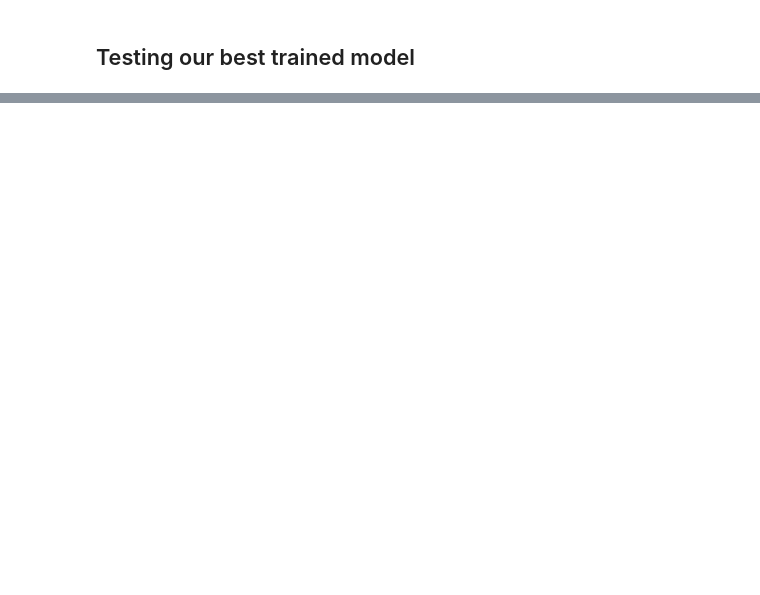
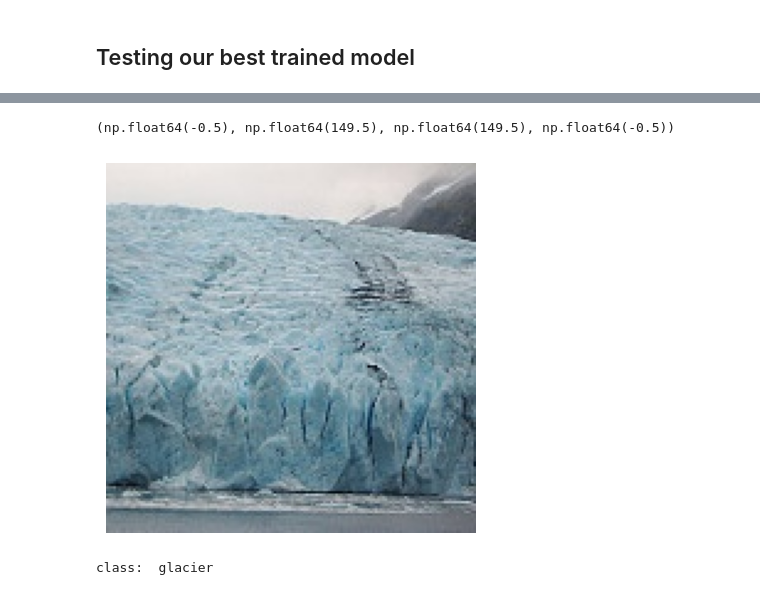
Before and after one commit to ramalahamir/image_classification_My_CNN_vs_AlexNet, a Jupyter notebook: Natural_scenes_image_classification.ipynb, the cells around one changed output, grey strips where cells are left out. Saved outputs shown, nothing was run; the diff lists cells and outputs as text; code cells hidden in the pictures; blank space fills up the shorter version.

Commit message:
Testing is a Sucess!

```diff
--- a/Natural_scenes_image_classification.ipynb
+++ b/Natural_scenes_image_classification.ipynb
@@ -222,0 +258,12 @@ NameError: name 'my_CNN' is not defined
+# %%
+# prepping our image for testing
+folder = "/content/intel-image-classification/seg_pred/seg_pred"
+img_path = folder + "/" + random.choice(os.listdir(folder))
+img = Image.open(img_path)
+img = img.convert("RGB")
+
+plt.imshow(img)
+plt.axis("off")
+# %% [output]
+(np.float64(-0.5), np.float64(149.5), np.float64(149.5), np.float64(-0.5))
+[figure, added]
@@ -222,0 +274,9 @@ NameError: name 'my_CNN' is not defined
+# %%
+with torch.no_grad():
+  output = my_model(img)
+  _,predicted_class = torch.max(output.data, 1)
+
+classes = {0 : 'buildings', 1 : 'forest', 2 : 'glacier', 3 : 'mountain', 4 : 'sea', 5 : 'street'}
+print ("class: ", classes[predicted_class.item()])
+# %% [output]
+class:  glacier
```
Also changed, not shown: parts of 6 cells of this notebook.
